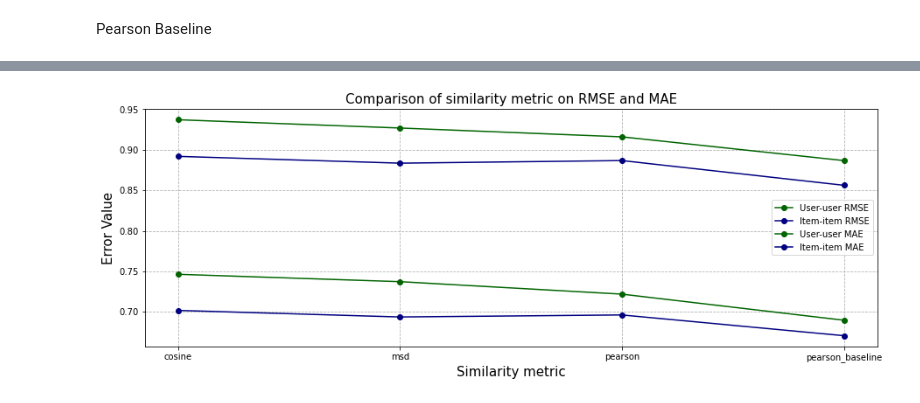
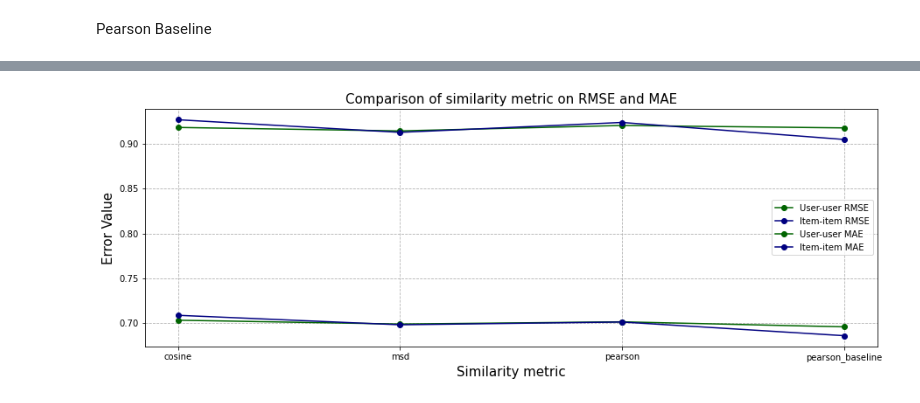
Before and after one commit to Chovyyyyyyy/Movie-Recommendation-System, a Jupyter notebook: 1_code/4_collab_filtering@knn_analysis.ipynb, the cells around one changed output, grey strips where cells are left out. Saved outputs shown, nothing was run; the diff lists cells and outputs as text; code cells hidden in the pictures.

```diff
--- a/1_code/4_collab_filtering@knn_analysis.ipynb
+++ b/1_code/4_collab_filtering@knn_analysis.ipynb
@@ -150,33 +160,33 @@ import matplotlib.pyplot as plt
 # %%
 x_algo = ['cosine', 'msd', 'pearson', 'pearson_baseline']
 
-item_rmse = [0.8919, 0.8835, 0.8867, 0.8562]
-item_mae  = [0.7017, 0.6936, 0.6961, 0.6705]
-user_rmse = [0.9371, 0.9269, 0.9160, 0.8867]
-user_mae  = [0.7463, 0.7372, 0.7218, 0.6896]
+item_rmse = [0.9271, 0.9130, 0.9241, 0.9051]
+item_mae  = [0.7085, 0.6979, 0.7010, 0.6857]
+user_rmse = [0.9185, 0.9146, 0.9207, 0.9180]
+user_mae  = [0.7030, 0.6987, 0.7012, 0.6956]
 
 plt.figure(figsize=(15,5))
 
 # plt.subplot(1, 2, 1)
 plt.title('Comparison of similarity metric on RMSE and MAE', loc='center', fontsize=15)
 plt.plot(x_algo, user_rmse, label='User-user RMSE', color='darkgreen', marker='o')
 plt.plot(x_algo, item_rmse, label='Item-item RMSE', color='navy', marker='o')
 plt.xlabel('Similarity metric', fontsize=15)
 plt.ylabel('Error Value', fontsize=15)
 # plt.legend()
 # plt.grid(ls='dashed')
 # plt.show()
 
 # plt.subplot(1, 2, 1)
 # plt.figure(figsize=(15,5))
 # plt.title('Comparison of similarity metric on MAE', loc='center', fontsize=15)
 plt.plot(x_algo, user_mae, label='User-user MAE', color='darkgreen', marker='o')
 plt.plot(x_algo, item_mae, label='Item-item MAE', color='navy', marker='o')
 # plt.xlabel('Similarity metric', fontsize=15)
 # plt.ylabel('MAE Value', fontsize=15)
 plt.legend()
 plt.grid(ls='dashed')
 
 plt.show()
 # %% [output]
-[figure, old version]
+[figure, new version]
```
Also changed, not shown: parts of 14 cells of this notebook, 27 other files.
